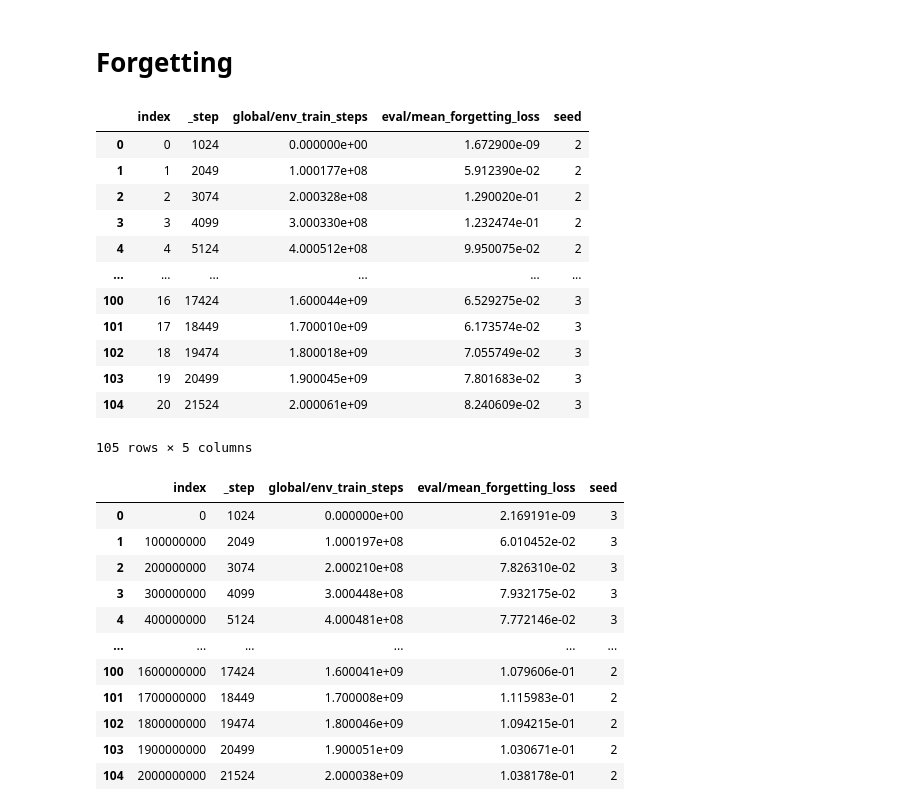
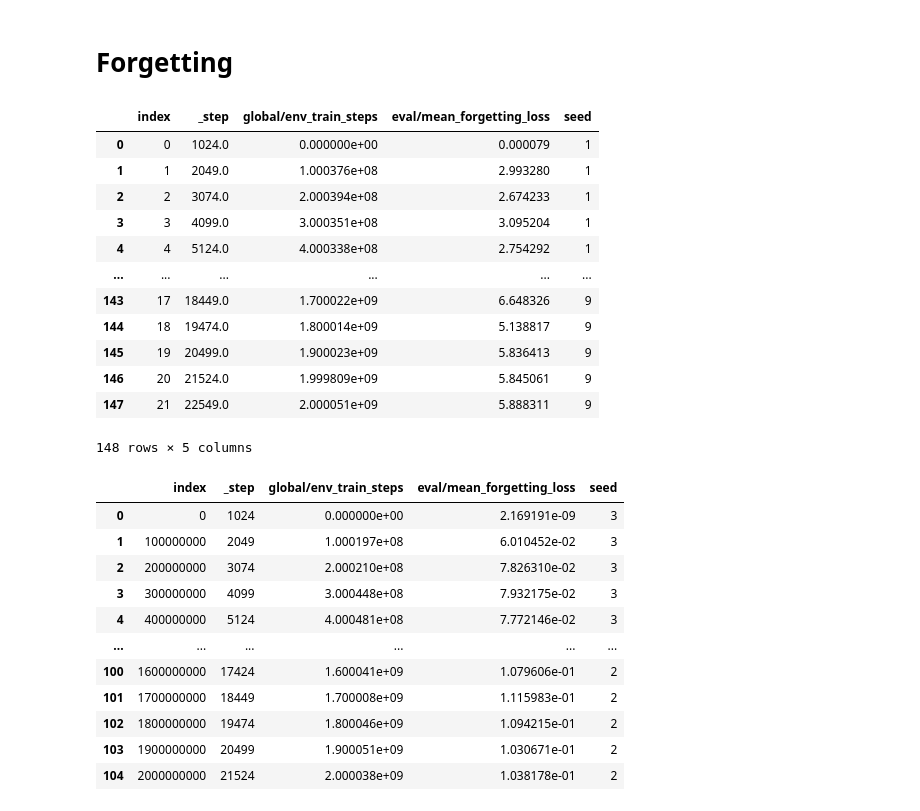
Before and after one commit to BartekCupial/dungeonsdata-neurips2022, a Jupyter notebook: experiment_code/notebooks/plots.ipynb, the cells around one changed output. Saved outputs shown, nothing was run; the diff lists cells and outputs as text; code cells hidden in the pictures.

```diff
--- a/experiment_code/notebooks/plots.ipynb
+++ b/experiment_code/notebooks/plots.ipynb
@@ -139,25 +139,14 @@ appo_ks_t_for_filter = {
         {"config.exp_tags": ["2023_11_05_monk-APPO-AA-KS-T"], "config.exp_kind": "eval", "config.name": "eval_forgetting"},
     ]
 }
+appo_ewc_t_for_filter = {
+    "$or": [
+        {"config.exp_point": "monk-T-EWC-final", "config.exp_kind": "eval", "config.name": "eval_forgetting"},
+    ]
+}
 # %%
 appo_t_for = create_dataframe(["global/env_train_steps", "eval/mean_forgetting_loss"], appo_t_for_filter)
 # %%
 appo_kl_t_for = create_dataframe(["global/env_train_steps", "eval/mean_forgetting_loss"], appo_kl_t_for_filter)
 # %%
 appo_ks_t_for = create_dataframe(["global/env_train_steps", "eval/mean_forgetting_loss"], appo_ks_t_for_filter)
-# %%
-appo_ks_t_for
-# %% [output]
-|  | index | _step | global/env_train_steps | eval/mean_forgetting_loss | seed |
-| 0 | 0 | 1024 | 0.000000e+00 | 1.672900e-09 | 2 |
-| 1 | 1 | 2049 | 1.000177e+08 | 5.912390e-02 | 2 |
-| 2 | 2 | 3074 | 2.000328e+08 | 1.290020e-01 | 2 |
-| 3 | 3 | 4099 | 3.000330e+08 | 1.232474e-01 | 2 |
-| 4 | 4 | 5124 | 4.000512e+08 | 9.950075e-02 | 2 |
-| ... | ... | ... | ... | ... | ... |
-| 100 | 16 | 17424 | 1.600044e+09 | 6.529275e-02 | 3 |
-| 101 | 17 | 18449 | 1.700010e+09 | 6.173574e-02 | 3 |
-| 102 | 18 | 19474 | 1.800018e+09 | 7.055749e-02 | 3 |
-| 103 | 19 | 20499 | 1.900045e+09 | 7.801683e-02 | 3 |
-| 104 | 20 | 21524 | 2.000061e+09 | 8.240609e-02 | 3 |
-105 rows × 5 columns
@@ -163,0 +155,16 @@ appo_ks_t_for
+# %%
+appo_ewc_t_for
+# %% [output]
+|  | index | _step | global/env_train_steps | eval/mean_forgetting_loss | seed |
+| 0 | 0 | 1024.0 | 0.000000e+00 | 0.000079 | 1 |
+| 1 | 1 | 2049.0 | 1.000376e+08 | 2.993280 | 1 |
+| 2 | 2 | 3074.0 | 2.000394e+08 | 2.674233 | 1 |
+| 3 | 3 | 4099.0 | 3.000351e+08 | 3.095204 | 1 |
+| 4 | 4 | 5124.0 | 4.000338e+08 | 2.754292 | 1 |
+| ... | ... | ... | ... | ... | ... |
+| 143 | 17 | 18449.0 | 1.700022e+09 | 6.648326 | 9 |
+| 144 | 18 | 19474.0 | 1.800014e+09 | 5.138817 | 9 |
+| 145 | 19 | 20499.0 | 1.900023e+09 | 5.836413 | 9 |
+| 146 | 20 | 21524.0 | 1.999809e+09 | 5.845061 | 9 |
+| 147 | 21 | 22549.0 | 2.000051e+09 | 5.888311 | 9 |
+148 rows × 5 columns
```
Also changed, not shown: parts of 5 cells of this notebook, 5 other files.
